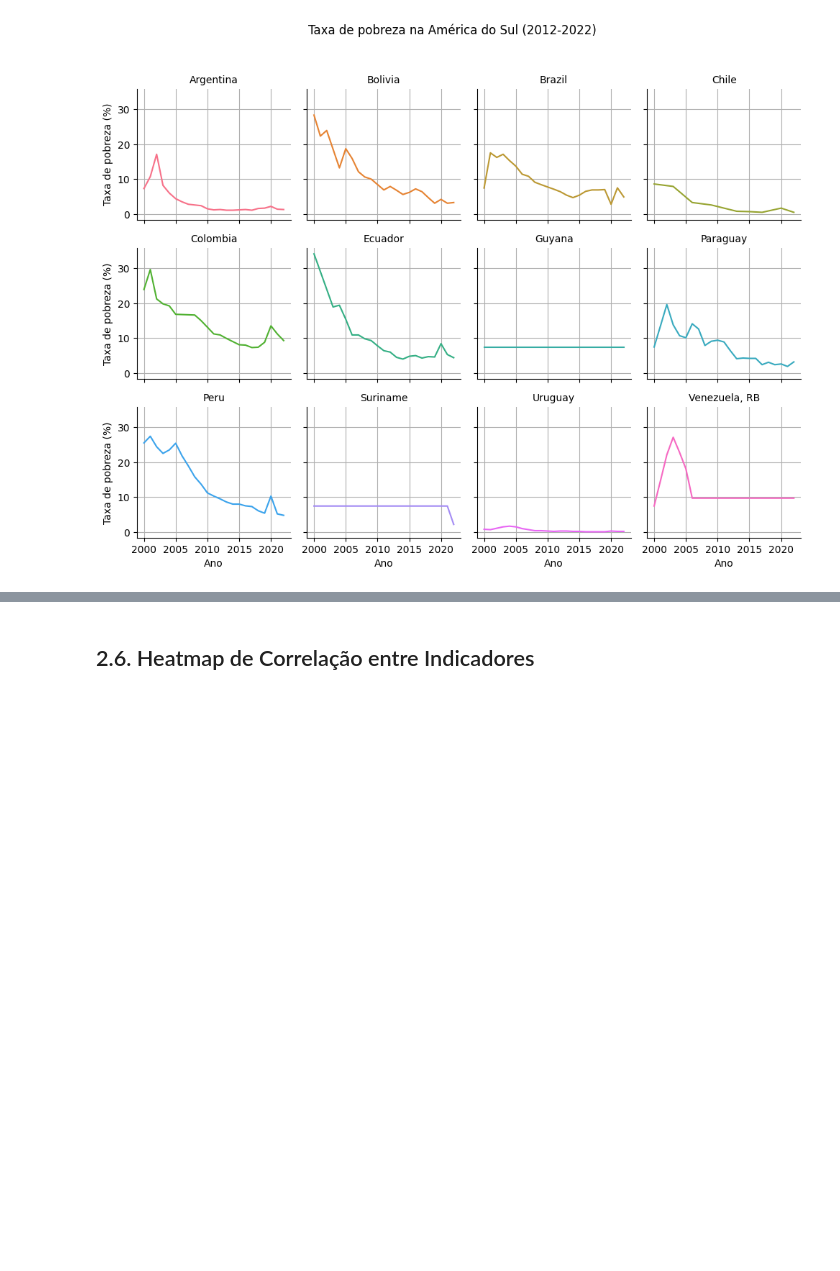
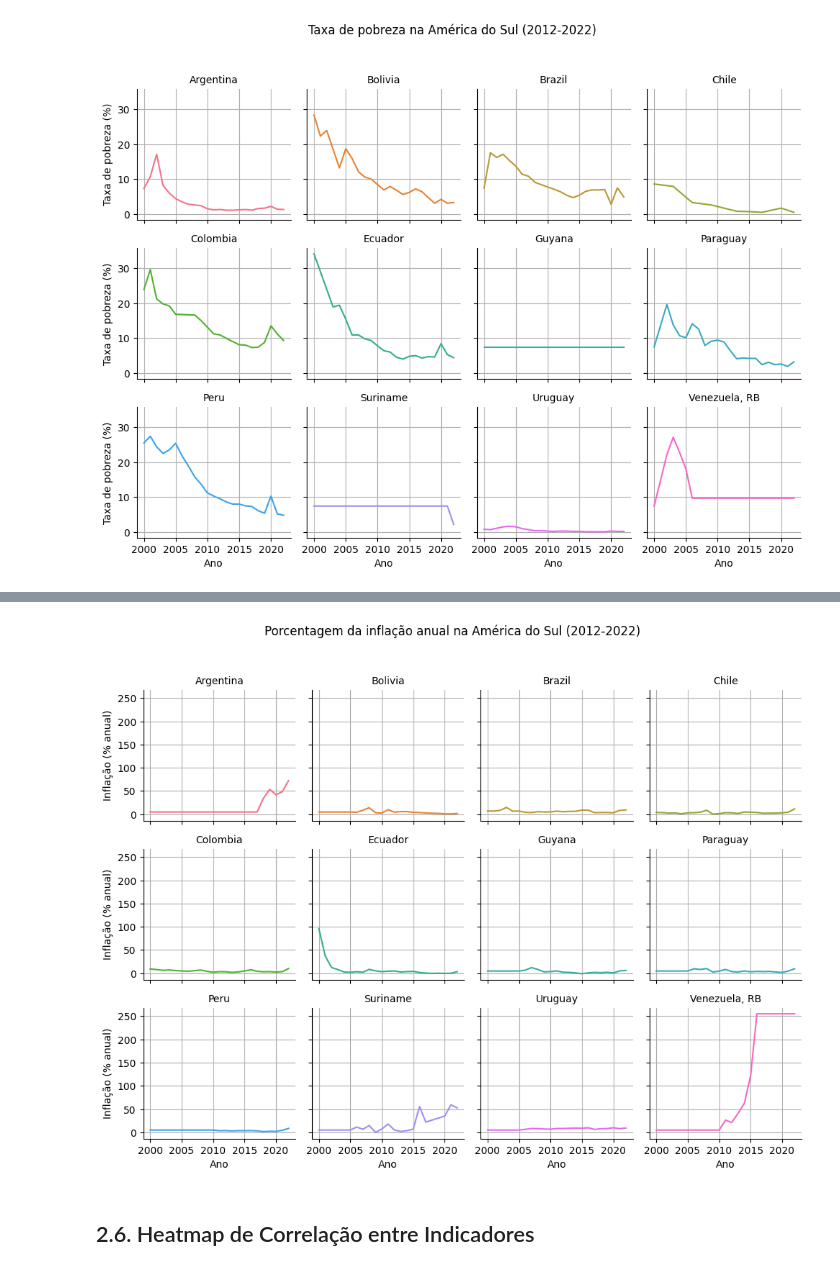
Before and after one commit to Masriaa/Ciencia-dos-Dados, a Jupyter notebook: notebooks/T2/banco-mundial.ipynb, the cells around one changed output, grey strips where cells are left out. Saved outputs shown, nothing was run; the diff lists cells and outputs as text; code cells hidden in the pictures; blank space fills up the shorter version.

```diff
--- a/notebooks/T2/banco-mundial.ipynb
+++ b/notebooks/T2/banco-mundial.ipynb
@@ -639,3 +669,27 @@ plt.show()
+# %%
+g = sns.relplot(
+    data=df_data,
+    x='Ano',
+    y='Inflação (% anual)',
+    hue='País',
+    col='País',
+    col_wrap=4,
+    kind='line',
+    height=2.5,
+    aspect=1,
+    legend= False
+)
+
+g.fig.suptitle('Porcentagem da inflação anual na América do Sul (2012-2022)', y=1.03) , g.set_axis_labels('Ano', 'Inflação (% anual)'), g.set_titles('{col_name}')
+
+for ax in g.axes.flat:
+    ax.grid(True)
+
+    plt.tight_layout()
+plt.savefig('../../reports/figures/taxa_de_pobreza_por_pais.png', bbox_inches='tight')
+plt.show()
+# %% [output]
+[figure, added]
 # %% [markdown]
 ## 2.6. Heatmap de Correlação entre Indicadores
 # %% [markdown]
```
Also changed, not shown: parts of 4 cells of this notebook.
